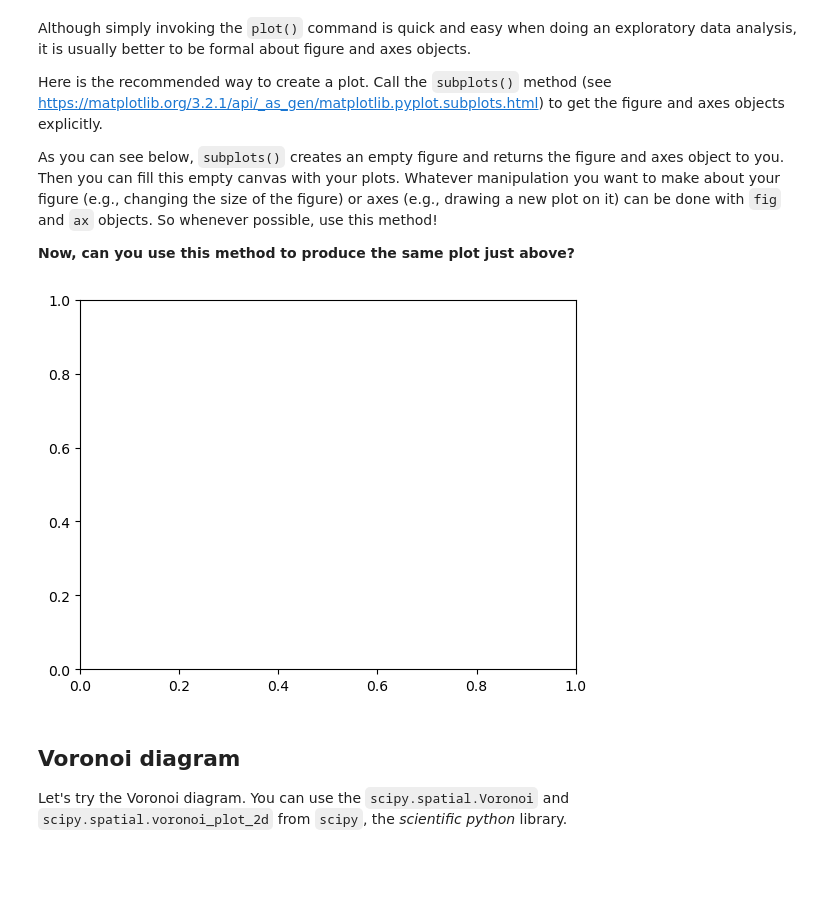
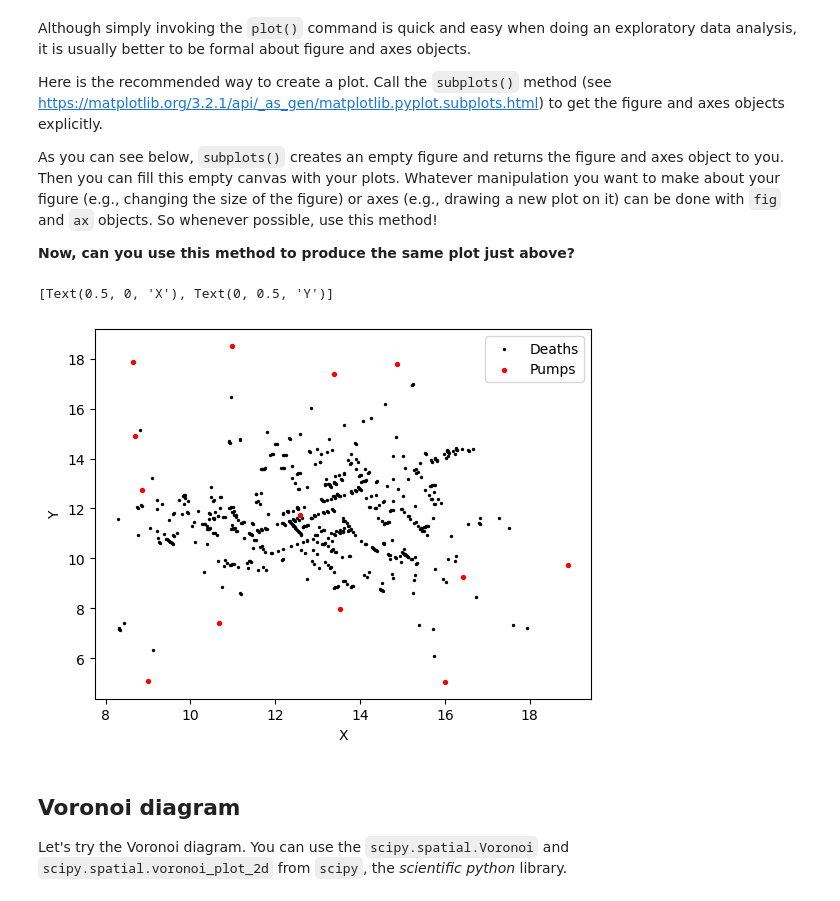
Before and after one commit to miafjensen/Data_visualization_and_analysis_group12, a Jupyter notebook: dsb_s205487.ipynb, the cells around one changed output. Saved outputs shown, nothing was run; the diff lists cells and outputs as text; code cells hidden in the pictures; blank space fills up the shorter version.

```diff
--- a/dsb_s205487.ipynb
+++ b/dsb_s205487.ipynb
@@ -263,13 +263,21 @@ Here is the recommended way to create a plot. Call the `subplots()` method (see
 As you can see below, `subplots()` creates an empty figure and returns the figure and axes object to you. Then you can fill this empty canvas with your plots. Whatever manipulation you want to make about your figure (e.g., changing the size of the figure) or axes (e.g., drawing a new plot on it) can be done with `fig` and `ax` objects. So whenever possible, use this method!
 
 **Now, can you use this method to produce the same plot just above?**
-# %%
-import matplotlib.pyplot as plt
-fig, ax = plt.subplots()
-
-# your code here
-# %% [output]
-[figure, removed]
+# %%
+import matplotlib.pyplot as plt
+fig, ax = plt.subplots()
+
+# your code here
+#guide: https://matplotlib.org/stable/api/_as_gen/matplotlib.pyplot.subplots.html
+ax.scatter(x=death_df['X'], y=death_df['Y'], s=2, c='black', label='Deaths')
+ax.scatter(x=pump_df['X'], y=pump_df['Y'], c='red', s=8, label='Pumps')
+#guide https://stackoverflow.com/questions/27016904/matplotlib-legends-in-subplot
+ax.legend(loc="upper right")
+#guide https://matplotlib.org/stable/gallery/subplots_axes_and_figures/subplots_demo.html
+ax.set(xlabel='X', ylabel='Y')
+# %% [output]
+[Text(0.5, 0, 'X'), Text(0, 0.5, 'Y')]
+[figure, added]
 # %% [markdown]
 ## Voronoi diagram
 
```
Also changed, not shown: parts of 5 cells of this notebook, 4 other files.
